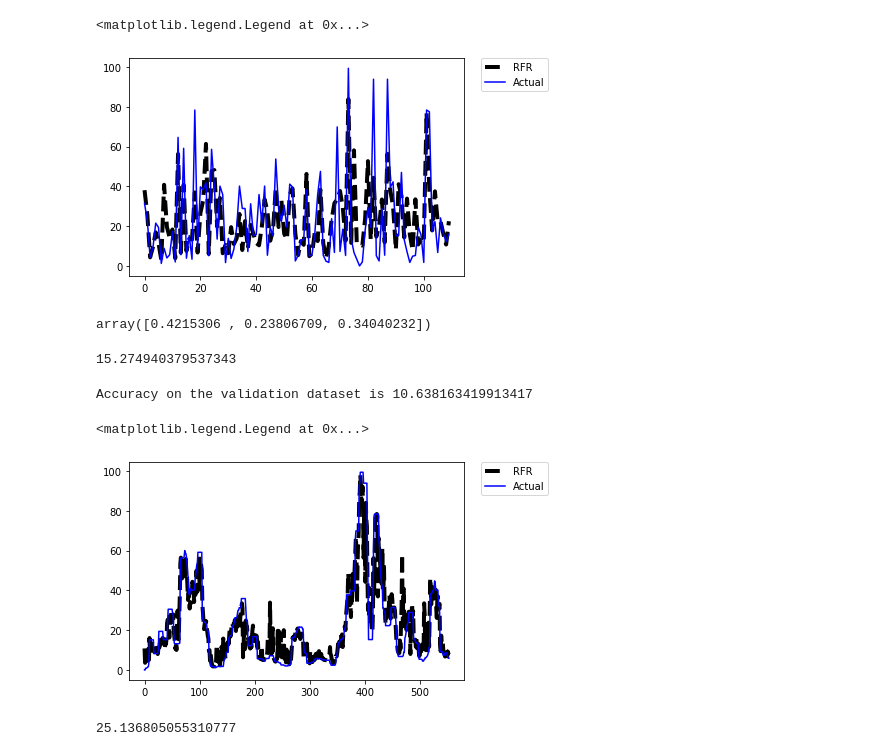
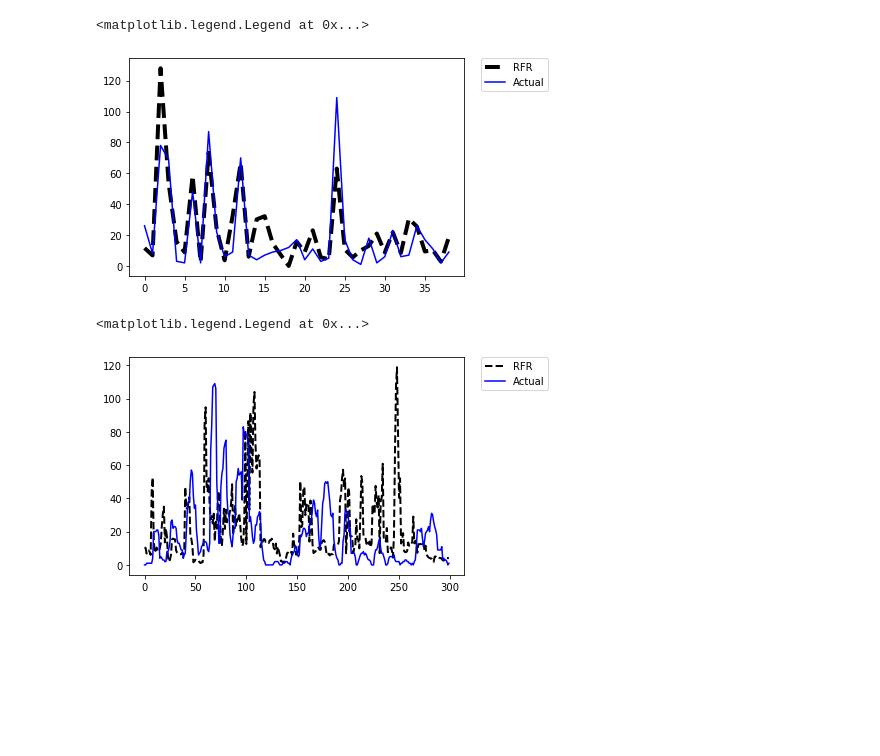
Before and after one commit to mf99274/ohw19-project-CMIP6-larvae-ML, a Jupyter notebook: pdData_v3.ipynb, the cells around one changed output. Cells and saved outputs as stored; diff of their text form; code cells hidden in the pictures; blank space fills up the shorter version.

```diff
--- a/pdData_v3.ipynb
+++ b/pdData_v3.ipynb
@@ -82,7 +155,5 @@ ax1.plot(tunaSmooth)
 # %%
-from sklearn.model_selection import train_test_split
+nData = 250
+#seed = 10
 
-nData = 550
-seed = 10
-
-var_train, var_validation, tuna_train, tuna_validation = train_test_split(Var_b[:nData,:], tunaSmooth[:nData], test_size=0.2)#, random_state=seed)
+var_train, var_validation, tuna_train, tuna_validation = train_test_split(Var_b[nData:,:], tunaSmooth[nData:], test_size=0.15)#, random_state=seed)
@@ -99,0 +206,19 @@ forest_reg = RandomForestRegressor()
+# %%
+# Create the parameter grid based on the results of random search
+param_grid = {
+    'bootstrap': [rf_random.best_params_['bootstrap']],
+    'max_depth': [rf_random.best_params_['max_depth']],
+    'max_features': [rf_random.best_params_['max_features']],
+    'min_samples_leaf': [rf_random.best_params_['min_samples_leaf']],
+    'min_samples_split': [rf_random.best_params_['min_samples_split']],
+    'n_estimators': [rf_random.best_params_['n_estimators']]
+}
+
+# Instantiate the grid search model
+grid_search = GridSearchCV(estimator = rf, param_grid = param_grid,
+                          cv = 3, n_jobs = -1, verbose = 2)
+
+grid_search.fit(var_train, tuna_train)
+tuna_val = grid_search.predict(var_validation)
+
+grid_search.best_estimator_.feature_importances_
@@ -100,48 +230,19 @@ forest_reg = RandomForestRegressor()
 # %%
-grid_search = GridSearchCV(forest_reg, param_grid=param_grid, cv=2)
-
-grid_search.fit(var_train, tuna_train)
-
-tuna_val = grid_search.predict(var_validation)
-
 plt.plot(range(0,len(tuna_val)),tuna_val,'k--',linewidth=4,label="RFR")
 plt.plot(range(0,len(tuna_validation)),tuna_validation,'b',label="Actual")
 plt.legend(bbox_to_anchor=(1.05, 1), loc=2, borderaxespad=0.)
 # %% [output]
 <matplotlib.legend.Legend at 0x...>
-[figure, old version]
+[figure, new version]
-# %%
-grid_search.best_estimator_.feature_importances_
-# %% [output]
-array([0.4215306 , 0.23806709, 0.34040232])
-# %%
-# prediction on the training dataset
-from sklearn.metrics import mean_squared_error
-from math import sqrt
-
-rms = sqrt(mean_squared_error(tuna_validation, tuna_val))
-rms
-#train_accuracy = np.sum(np.abs(grid_search.predict(var_train) - tuna_train))/len(tuna_train)
-#print('Accuracy on the train dataset is '+ str(train_accuracy))
-# %% [output]
-15.274940379537343
-# %%
-# prediction on the validation dataset
-val_accuracy = np.sum(np.abs(grid_search.predict(var_validation)-tuna_validation))/len(tuna_validation)
-print('Accuracy on the validation dataset is '+ str(val_accuracy))
-# %% [output]
-Accuracy on the validation dataset is 10.638163419913417
 # %%
-tuna_val = grid_search.predict(Var_b)
+tuna_val = grid_search.predict(Var_b[:nData,:])
 
-plt.plot(range(0,len(tuna_val)),tuna_val,'k--',linewidth=4,label="RFR")
-plt.plot(range(0,len(tunaSmooth)),tunaSmooth,'b',label="Actual")
+plt.plot(range(0,len(tuna_val)),tuna_val,'k--',linewidth=2,label="RFR")
+plt.plot(range(0,len(tunaSmooth[:nData])),tunaSmooth[:nData],'b',label="Actual")
 plt.legend(bbox_to_anchor=(1.05, 1), loc=2, borderaxespad=0.)
+
+#rms = sqrt(mean_squared_error(fpad[nData:], tuna_val))
+#rms
 # %% [output]
 <matplotlib.legend.Legend at 0x...>
-[figure, old version]
+[figure, new version]
-# %%
-rms = sqrt(mean_squared_error(tunaSmooth[nData:], tuna_val))
-rms
-# %% [output]
-25.136805055310777
```
Also changed, not shown: parts of 26 cells of this notebook.
